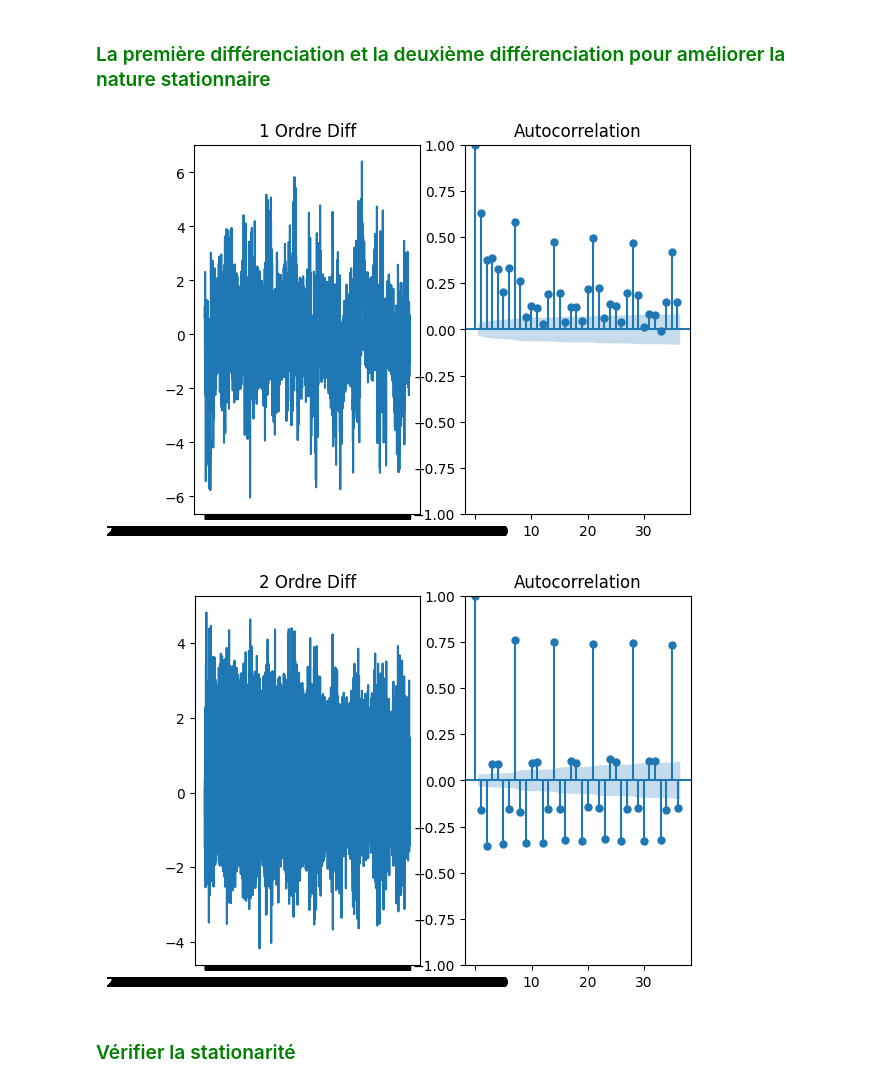
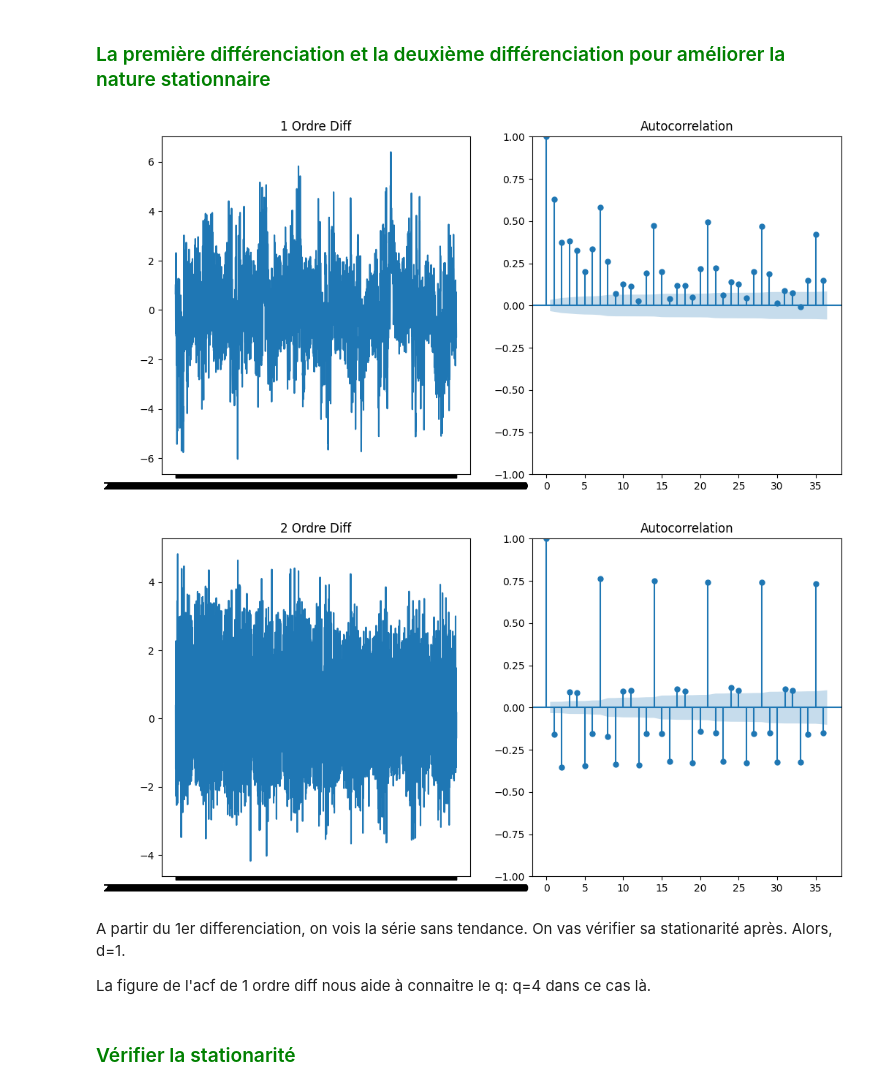
Before and after one commit to RolaMmss/Time-Series_consommation-d-electricite-HDF, a Jupyter notebook: Modeling.ipynb, the cells around one changed output. Cells and saved outputs as stored; diff of their text form; code cells hidden in the pictures.

```diff
--- a/Modeling.ipynb
+++ b/Modeling.ipynb
@@ -60,28 +60,32 @@ plot_acf(df.value)
 ###  <font color="green"> La première différenciation et la deuxième différenciation pour améliorer la nature stationnaire</font>
 # %%
 #1rst order differencing
-f = plt.figure()
+f = plt.figure(figsize=(12, 6))
 ax1=f.add_subplot(121)
 ax1.set_title('1 Ordre Diff')
 ax1.plot(df.value.diff())
 
 
 ax2=f.add_subplot(122)
 plot_acf(df.value.diff().dropna() , ax= ax2)
 #plt.show()
 
 #2nd order differencing
-f = plt.figure()
+f = plt.figure(figsize=(12, 6))
 ax1=f.add_subplot(121)
 ax1.set_title('2 Ordre Diff')
 ax1.plot(df.value.diff().diff())
 
 ax2=f.add_subplot(122)
 plot_acf(df.value.diff().diff().dropna() , ax= ax2)
 plt.show()
 # %% [output]
-[figure, old version]
+[figure, new version]
-[figure, old version]
+[figure, new version]
+# %% [markdown]
+A partir du 1er differenciation, on vois la série sans tendance. On vas vérifier sa stationarité après. Alors, d=1.
+
+La figure de l'acf de 1 ordre diff nous aide à connaitre le q: q=4 dans ce cas là.
 # %% [markdown]
 ###  <font color="green"> Vérifier la stationarité </font>
 # %%
```
Also changed, not shown: parts of 11 cells of this notebook, 2 other files.
